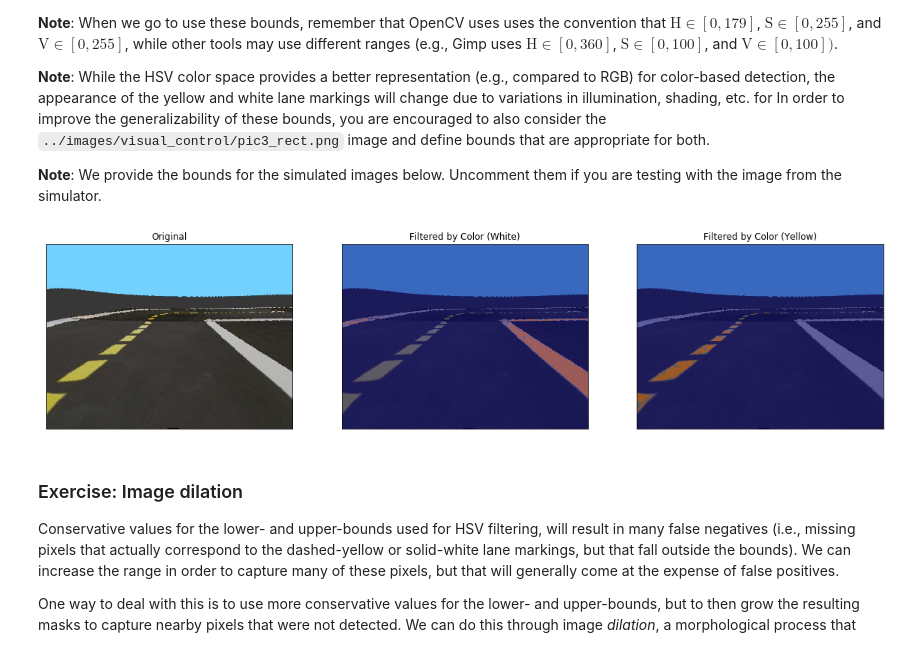
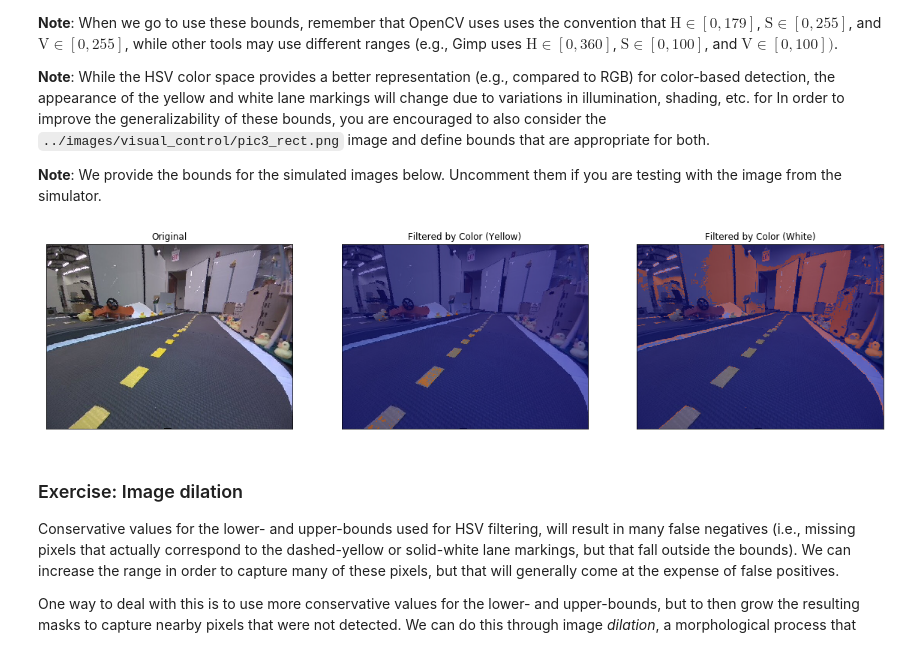
Before and after one commit to olivier-2018/dt-exercises, a Jupyter notebook: visual_lane_following/solution/01-Visual-Control/visual_lane_following_activity.ipynb, the cells around one changed output. Drawn from its saved outputs; the diff is of its cells as text; code cells hidden in the pictures.

```diff
--- a/visual_lane_following/solution/01-Visual-Control/visual_lane_following_activity.ipynb
+++ b/visual_lane_following/solution/01-Visual-Control/visual_lane_following_activity.ipynb
@@ -169,35 +175,35 @@ Following what we did in the Braitenberg exercise, we can select upper- and lowe
 # %%
 # Using the above tool, we can identify the bounds as follows
 # Since OpenCV uses a Hue range of [0, 179], we need to divide the Hue values above by 2
 # The following are for the real-world images captured at TTIC
 white_lower_hsv = np.array([0/2, 3*255/100, 52*255/100])
 white_upper_hsv = np.array([360/2, 26*255/100, 96*255/100])
 yellow_lower_hsv = np.array([44/2, 47*255/100, 48*255/100])
 yellow_upper_hsv = np.array([55/2, 100*255/100, 85*255/100])
 
 # The following are for the simulator (based on the image referenced above)
 #white_lower_hsv = np.array([0/2, 0*255/100, 69*255/100])
 #white_upper_hsv = np.array([330/2, 4*255/100, 74*255/100])
 #yellow_lower_hsv = np.array([54/2, 30*255/100, 69*255/100])
 #yellow_upper_hsv = np.array([57/2, 70*255/100, 79*255/100])
 
 mask_white_orig = cv2.inRange(imghsv, white_lower_hsv, white_upper_hsv)
 mask_yellow_orig = cv2.inRange(imghsv, yellow_lower_hsv, yellow_upper_hsv)
 
 fig = plt.figure(figsize = (20,10))
 ax1 = fig.add_subplot(1,3,1)
 ax1.imshow(imgrgb)
 ax1.set_title('Original'), ax1.set_xticks([]), ax1.set_yticks([])
 ax2 = fig.add_subplot(1,3,2)
 ax2.imshow(imgrgb)
-ax2.imshow(mask_white_orig, cmap='jet', alpha=0.5)
-ax2.set_title('Filtered by Color (White)'), ax2.set_xticks([]), ax2.set_yticks([]);
+ax2.imshow(mask_yellow_orig, cmap='jet', alpha=0.5)
+ax2.set_title('Filtered by Color (Yellow)'), ax2.set_xticks([]), ax2.set_yticks([]);
 ax3 = fig.add_subplot(1,3,3)
 ax3.imshow(imgrgb)
-ax3.imshow(mask_yellow_orig, cmap='jet', alpha=0.5)
-ax3.set_title('Filtered by Color (Yellow)'), ax3.set_xticks([]), ax3.set_yticks([]);
+ax3.imshow(mask_white_orig, cmap='jet', alpha=0.5)
+ax3.set_title('Filtered by Color (White)'), ax3.set_xticks([]), ax3.set_yticks([]);
 # %% [output]
-[figure, old version]
+[figure, new version]
 # %% [markdown]
 ### Exercise: Image dilation
 
```
Also changed, not shown: parts of 27 cells of this notebook, 1 other file.
